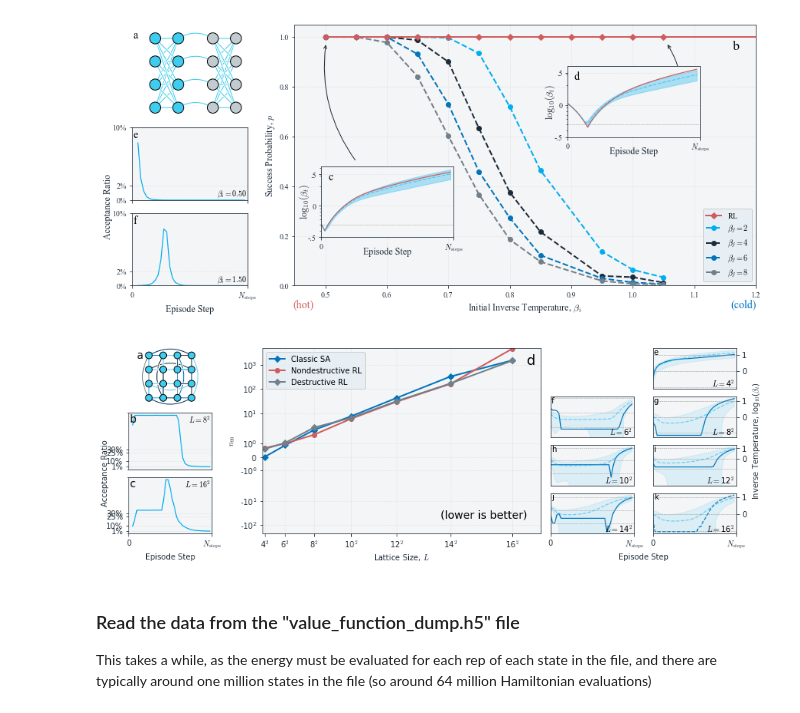
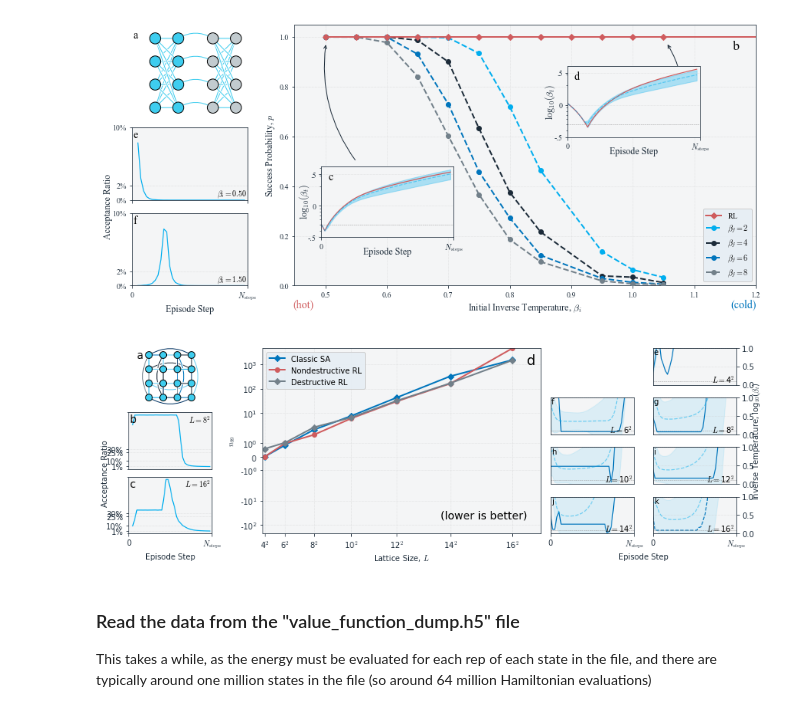
Before and after one commit to millskyle/COOL-1, a Jupyter notebook: plots/Plots.ipynb, the cells around one changed output. Cells and saved outputs as stored; diff of their text form; code cells hidden in the pictures.

```diff
--- a/plots/Plots.ipynb
+++ b/plots/Plots.ipynb
@@ -557,12 +557,13 @@ for i,L in enumerate(Ls):
 
     ax.text(0.01, 0.99, labels[i+4], va='top', ha='left', transform=ax.transAxes)
 
-    ax.set_yscale("log")
+    if False:
+        ax.set_yscale("log")
+        ax.set_yticks([10**0, 10**1])
+        ax.set_yticklabels(['0', '1'])
+    else:
+        ax.set_ylim([0,1])
 
-    ax.set_yticks([10**0, 10**1])
-    ax.set_yticklabels(['0', '1'])
-
-    ###ax.set_ylim([0.5, 20])
 
     ax.set_xlabel("")
     ax.set_ylabel("")
@@ -643,34 +644,34 @@ destructive_ps = plot_n99_vs_L(axD,
 axD.legend()
 axD.set_yscale("symlog")
 axD.set_xscale("linear")
 axD.set_xticks([i**2 for i in Ls])
 axD.set_xticklabels([f"{i}$^2$" for i in Ls])
 axD.set_xlim([4**2-2, 16**2 + 28])
 axD.text(0.95, 0.07, "(lower is better)", va='bottom', ha='right', size=14, transform=axD.transAxes)
 
 #Right phantom axis for log(Beta-t)
 phantomAxR = fig.add_subplot(gs[:,-2:])
 make_axis_invisible(phantomAxR)
 phantomAxR.yaxis.set_label_position("right")
 phantomAxR.set_ylabel(r"Inverse Temperature, log$_{10}$($\beta_t$)", labelpad=20)
 phantomAxR.set_xlabel("Episode Step", labelpad=25)
 
 make_axis_invisible(ep_axs[0])
 
 
 write=True
 
 if write:
 
     fig.savefig("SG_results.pdf")
     fig.savefig("SG_results.png")
 
     git_save("SG_results.pdf")
     git_save("SG_results.png")
 
 fig.show()
 # %% [output]
-[figure, old version]
+[figure, new version]
 # %% [markdown]
 ### Read the data from the "value_function_dump.h5" file
 This takes a while, as the energy must be evaluated for each rep of each state in the file, and there are typically around one million states in the file (so around 64 million Hamiltonian evaluations)
```
